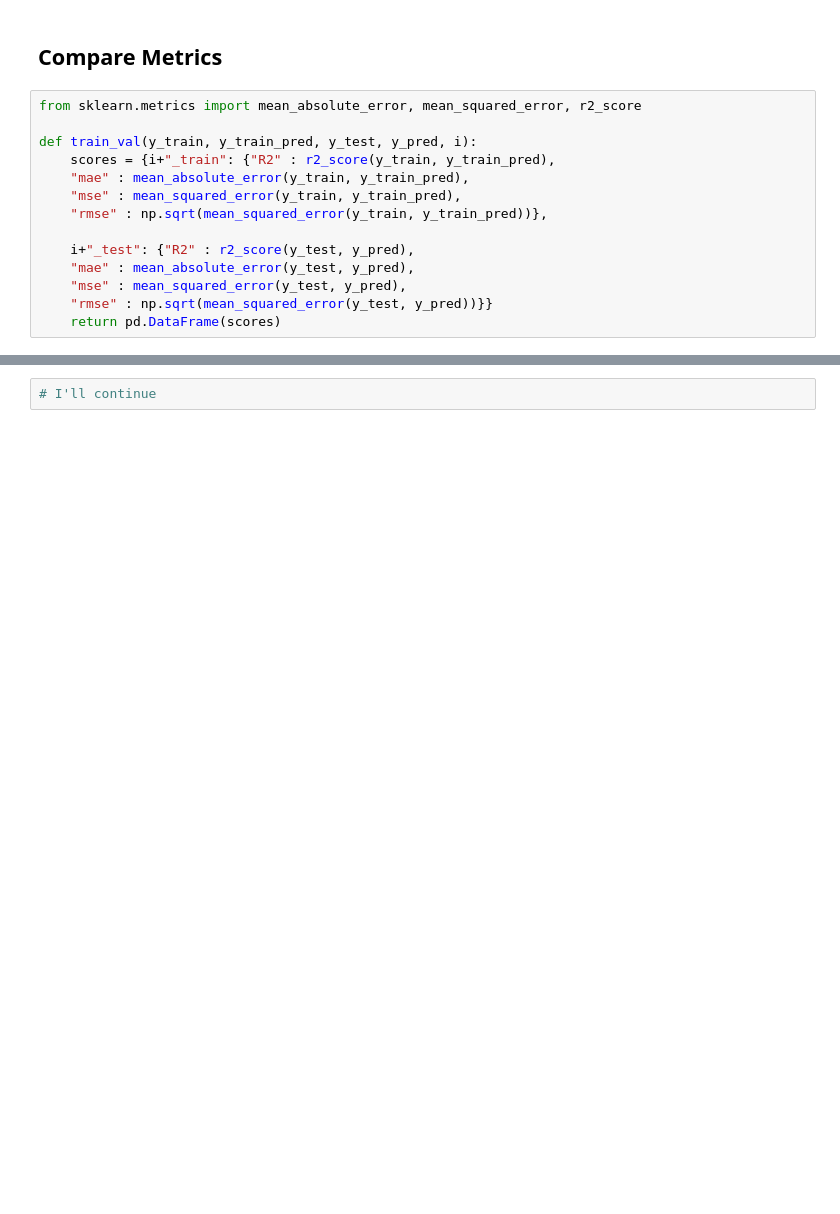
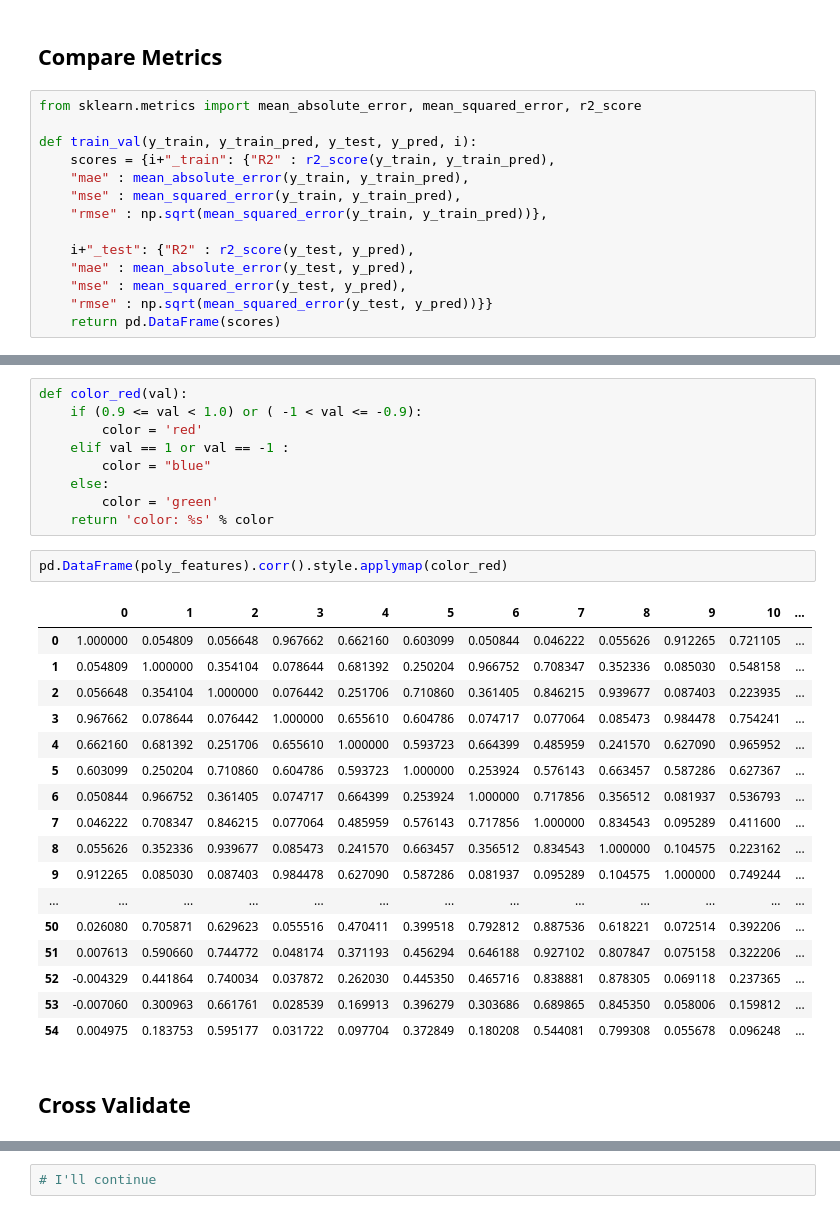
Before and after one commit to EmincanY/Machine-Learning, a Jupyter notebook: Techpro Education/Supervised/Regularization/ML_Regularization-Ridge-Lasso-ElasticNet-Cross Validation-Gridsearch.ipynb, the cells around one changed output, grey strips where cells are left out. Saved outputs shown, nothing was run; the diff lists cells and outputs as text; blank space fills up the shorter version.

```diff
--- a/Techpro Education/Supervised/Regularization/ML_Regularization-Ridge-Lasso-ElasticNet-Cross Validation-Gridsearch.ipynb
+++ b/Techpro Education/Supervised/Regularization/ML_Regularization-Ridge-Lasso-ElasticNet-Cross Validation-Gridsearch.ipynb
@@ -140,0 +144,31 @@ train_val(y_train , y_train_pred , y_test , y_pred , "linear") # r2 %99 in train
+# %%
+def color_red(val):
+    if (0.9 <= val < 1.0) or ( -1 < val <= -0.9):
+        color = 'red'
+    elif val == 1 or val == -1 :
+        color = "blue"
+    else:
+        color = 'green'
+    return 'color: %s' % color
+# %%
+pd.DataFrame(poly_features).corr().style.applymap(color_red)
+# %% [output]
+|  | 0 | 1 | 2 | 3 | 4 | 5 | 6 | 7 | 8 | 9 | 10 | ... |
+| 0 | 1.000000 | 0.054809 | 0.056648 | 0.967662 | 0.662160 | 0.603099 | 0.050844 | 0.046222 | 0.055626 | 0.912265 | 0.721105 | ... |
+| 1 | 0.054809 | 1.000000 | 0.354104 | 0.078644 | 0.681392 | 0.250204 | 0.966752 | 0.708347 | 0.352336 | 0.085030 | 0.548158 | ... |
+| 2 | 0.056648 | 0.354104 | 1.000000 | 0.076442 | 0.251706 | 0.710860 | 0.361405 | 0.846215 | 0.939677 | 0.087403 | 0.223935 | ... |
+| 3 | 0.967662 | 0.078644 | 0.076442 | 1.000000 | 0.655610 | 0.604786 | 0.074717 | 0.077064 | 0.085473 | 0.984478 | 0.754241 | ... |
+| 4 | 0.662160 | 0.681392 | 0.251706 | 0.655610 | 1.000000 | 0.593723 | 0.664399 | 0.485959 | 0.241570 | 0.627090 | 0.965952 | ... |
+| 5 | 0.603099 | 0.250204 | 0.710860 | 0.604786 | 0.593723 | 1.000000 | 0.253924 | 0.576143 | 0.663457 | 0.587286 | 0.627367 | ... |
+| 6 | 0.050844 | 0.966752 | 0.361405 | 0.074717 | 0.664399 | 0.253924 | 1.000000 | 0.717856 | 0.356512 | 0.081937 | 0.536793 | ... |
+| 7 | 0.046222 | 0.708347 | 0.846215 | 0.077064 | 0.485959 | 0.576143 | 0.717856 | 1.000000 | 0.834543 | 0.095289 | 0.411600 | ... |
+| 8 | 0.055626 | 0.352336 | 0.939677 | 0.085473 | 0.241570 | 0.663457 | 0.356512 | 0.834543 | 1.000000 | 0.104575 | 0.223162 | ... |
+| 9 | 0.912265 | 0.085030 | 0.087403 | 0.984478 | 0.627090 | 0.587286 | 0.081937 | 0.095289 | 0.104575 | 1.000000 | 0.749244 | ... |
+| ... | ... | ... | ... | ... | ... | ... | ... | ... | ... | ... | ... | ... |
+| 50 | 0.026080 | 0.705871 | 0.629623 | 0.055516 | 0.470411 | 0.399518 | 0.792812 | 0.887536 | 0.618221 | 0.072514 | 0.392206 | ... |
+| 51 | 0.007613 | 0.590660 | 0.744772 | 0.048174 | 0.371193 | 0.456294 | 0.646188 | 0.927102 | 0.807847 | 0.075158 | 0.322206 | ... |
+| 52 | -0.004329 | 0.441864 | 0.740034 | 0.037872 | 0.262030 | 0.445350 | 0.465716 | 0.838881 | 0.878305 | 0.069118 | 0.237365 | ... |
+| 53 | -0.007060 | 0.300963 | 0.661761 | 0.028539 | 0.169913 | 0.396279 | 0.303686 | 0.689865 | 0.845350 | 0.058006 | 0.159812 | ... |
+| 54 | 0.004975 | 0.183753 | 0.595177 | 0.031722 | 0.097704 | 0.372849 | 0.180208 | 0.544081 | 0.799308 | 0.055678 | 0.096248 | ... |
+# %% [markdown]
+## Cross Validate
```
Also changed, not shown: parts of 25 cells of this notebook, 10 other files.
